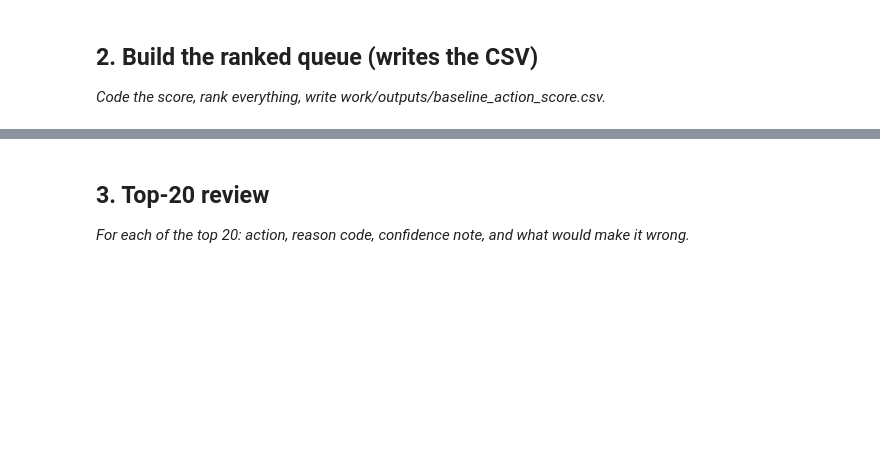
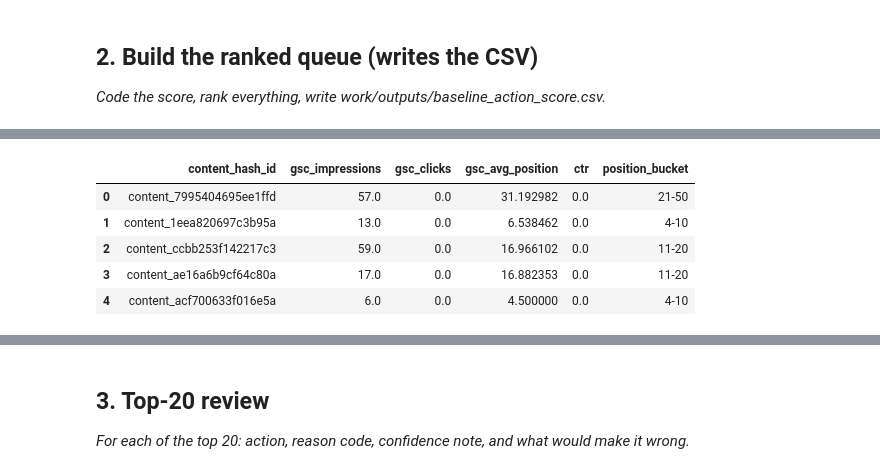
Before and after one commit to HeyOmkar07/flyrank-ml-internship-omkar, a Jupyter notebook: work/notebooks/w04_baseline_score.ipynb, the cells around one changed output, grey strips where cells are left out. Cells and saved outputs as stored; diff of their text form; code cells hidden in the pictures; blank space fills up the shorter version.

```diff
--- a/work/notebooks/w04_baseline_score.ipynb
+++ b/work/notebooks/w04_baseline_score.ipynb
@@ -109,0 +99,11 @@ df.columns.tolist()
+# %%
+import numpy as np
+import pandas as pd
+
+df["ctr"] = np.where(
+    df["gsc_impressions"] > 0,
+    df["gsc_clicks"] / df["gsc_impressions"],
+    np.nan
+)
+
+df[["gsc_impressions", "gsc_clicks", "gsc_avg_position", "ctr"]].head()
@@ -109,0 +220,16 @@ df.columns.tolist()
+# %%
+df[[
+    "content_hash_id",
+    "gsc_impressions",
+    "gsc_clicks",
+    "gsc_avg_position",
+    "ctr",
+    "position_bucket"
+]].head()
+# %% [output]
+|  | content_hash_id | gsc_impressions | gsc_clicks | gsc_avg_position | ctr | position_bucket |
+| 0 | content_7995404695ee1ffd | 57.0 | 0.0 | 31.192982 | 0.0 | 21-50 |
+| 1 | content_1eea820697c3b95a | 13.0 | 0.0 | 6.538462 | 0.0 | 4-10 |
+| 2 | content_ccbb253f142217c3 | 59.0 | 0.0 | 16.966102 | 0.0 | 11-20 |
+| 3 | content_ae16a6b9cf64c80a | 17.0 | 0.0 | 16.882353 | 0.0 | 11-20 |
+| 4 | content_acf700633f016e5a | 6.0 | 0.0 | 4.500000 | 0.0 | 4-10 |
```
Also changed, not shown: parts of 23 cells of this notebook.
